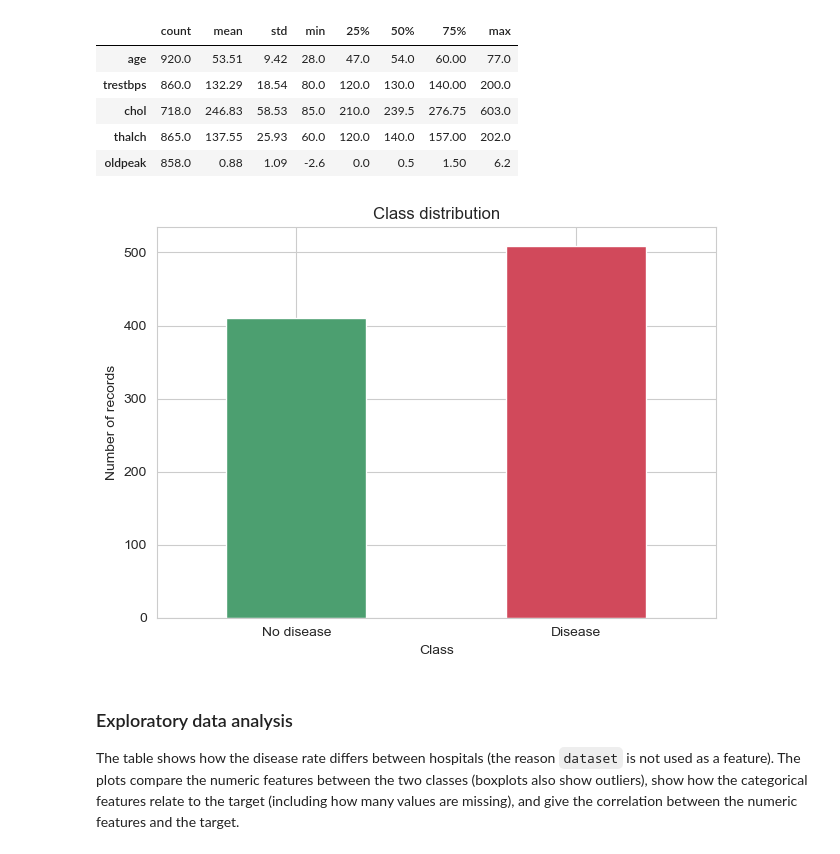
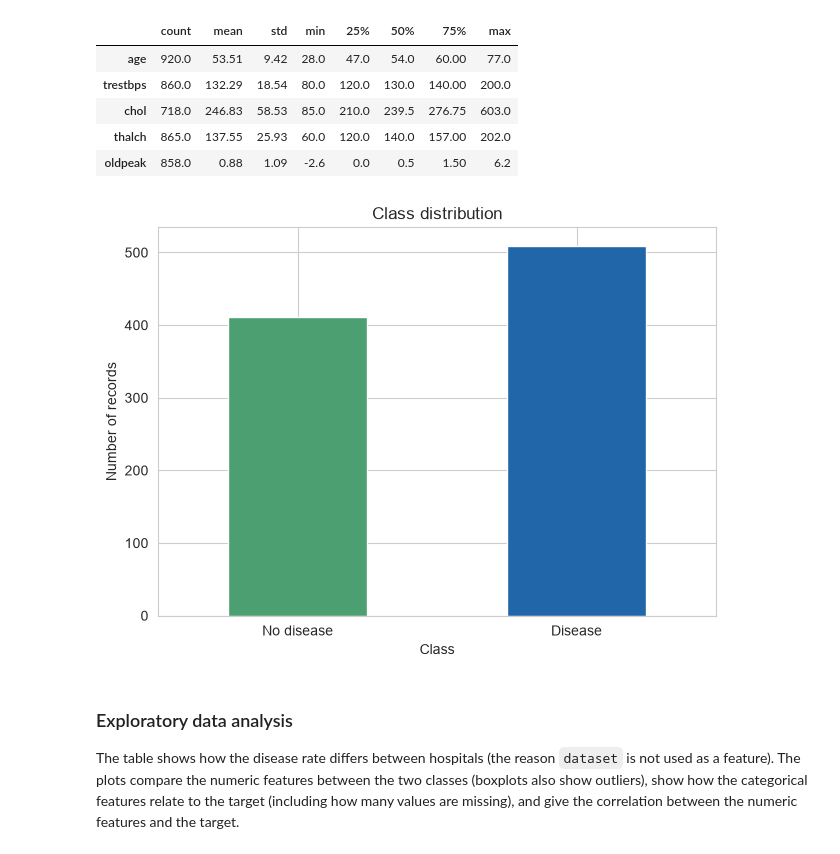
Before and after one commit to Shanaka27/ML_assignment, a Jupyter notebook: ML_Assignment.ipynb, the cells around one changed output. Cells and saved outputs as stored; diff of their text form; code cells hidden in the pictures.

Commit message:
changed char colors

```diff
--- a/ML_Assignment.ipynb
+++ b/ML_Assignment.ipynb
@@ -179,18 +179,18 @@ Descriptive statistics (numeric features):
 | oldpeak | 858.0 | 0.88 | 1.09 | -2.6 | 0.0 | 0.5 | 1.50 | 6.2 |
 # %%
 df[TARGET].value_counts().sort_index().plot(
-    kind="bar", color=["#4C9F70", "#D1495B"]
+    kind="bar", color=["#4C9F70", "#2066a8"]
 )
 
 plt.xticks([0, 1], ["No disease", "Disease"], rotation=0)
 plt.title("Class distribution")
 plt.ylabel("Number of records")
 plt.xlabel("Class")
 
 plt.tight_layout()
 plt.show()
 # %% [output]
-[figure, old version]
+[figure, new version]
 # %% [markdown]
 ### Exploratory data analysis
 
```
Also changed, not shown: parts of 9 cells of this notebook.
